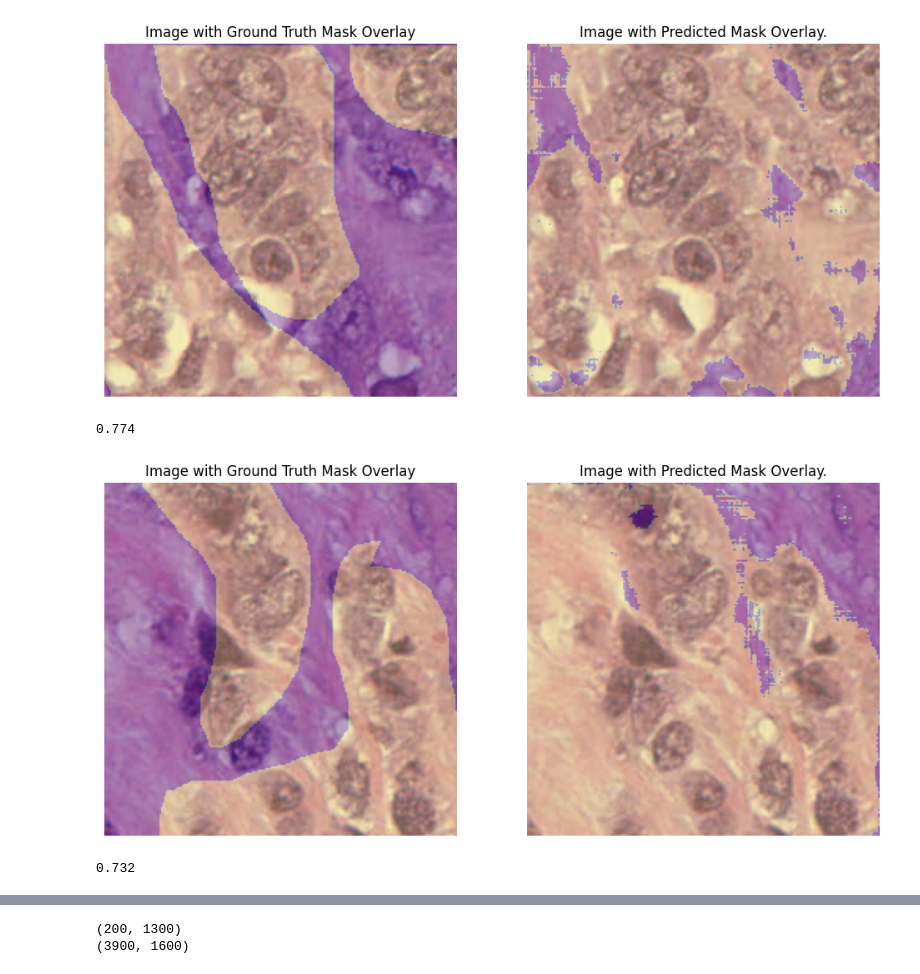
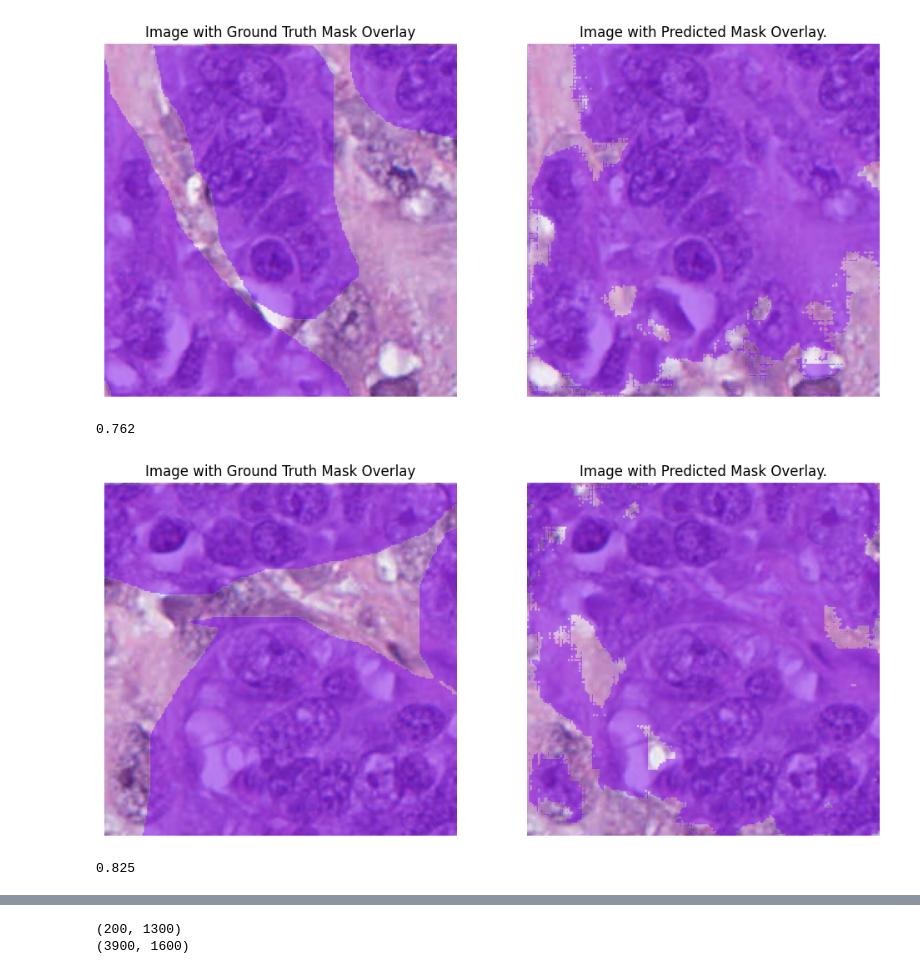
Before and after one commit to PiyushBhadauriya26/Semantic_Segmentation, a Jupyter notebook: Notebooks/Dice_coff.ipynb, the cells around one changed output, grey strips where cells are left out. Saved outputs shown, nothing was run; the diff lists cells and outputs as text; code cells hidden in the pictures.

```diff
--- a/Notebooks/Dice_coff.ipynb
+++ b/Notebooks/Dice_coff.ipynb
@@ -41,5 +42,7 @@ def get_groundtruth_mask(mask_file):
 # %%
-gt_mask, pred = get_groundtruth_mask("TCGA-A1-A0SK-DX1_xmin45749_ymin25055_MPP-0_0_2016_size224.png")
+test_images = [file for file in os.listdir("../data/BCSS_small/test/images") if file.endswith('.png')]
+train_images = [file for file in os.listdir("../data/BCSS_small/train/images") if file.endswith('.png')]
+gt_mask, pred = get_masks(train_images[0])
 # %%
 gt_mask
 # %% [output]
@@ -78,6 +70,18 @@ dice_coef(gt_mask, pred)
 # %%
+color_arr = np.random.random(3)
+def show_mask(mask,color_arr=color_arr):
+    ax = plt.gca()
+    ax.set_autoscale_on(False)
+    mask = (mask==1)
+    img = np.ones((mask.shape[0], mask.shape[1], 4))
+    img[:,:,3] = 0
+    m = mask
+    color_mask = np.concatenate([color_arr, [0.5]])
+    img[m] = color_mask
+    ax.imshow(img)
+
 def plot_img(image_file, mask=None, pred=None):
-    image_path = os.path.join("../data/BCSS_small/images/",image_file)
+    image_path = os.path.join("../data/BCSS_small/train/images/",image_file)
     image = cv2.imread(image_path)
     image = cv2.cvtColor(image, cv2.COLOR_BGR2RGB)
 
@@ -92,26 +96,26 @@ def plot_img(image_file, mask=None, pred=None):
     # Plot GT mask
     plt.subplot(1, 2, 1)
     plt.imshow(image)
-    plt.imshow(mask_np, alpha=0.3)
+    show_mask(mask_np)
     plt.title('Image with Ground Truth Mask Overlay')
     plt.axis('off')
 
     # Plot image with mask overlay
     plt.subplot(1, 2, 2)
     plt.imshow(image)
-    plt.imshow(pred_np, alpha=0.3)  # Alpha controls the transparency
+    show_mask(pred_np)
     plt.title('Image with Predicted Mask Overlay.')
     plt.axis('off')
 
     plt.show()
     return dice_coff
-plot_img("TCGA-A1-A0SK-DX1_xmin45749_ymin25055_MPP-0_0_2016_size224.png")
+plot_img(train_images[0])
 # %% [output]
-[figure, old version]
+[figure, new version]
-0.774
+0.762
 # %%
-plot_img("TCGA-A1-A0SK-DX1_xmin45749_ymin25055_MPP-0_1344_2464_size224.png")
+plot_img(train_images[1])
 # %% [output]
-[figure, old version]
+[figure, new version]
-0.732
+0.825
 # %%
```
Also changed, not shown: parts of 11 cells of this notebook, 22 other files.
